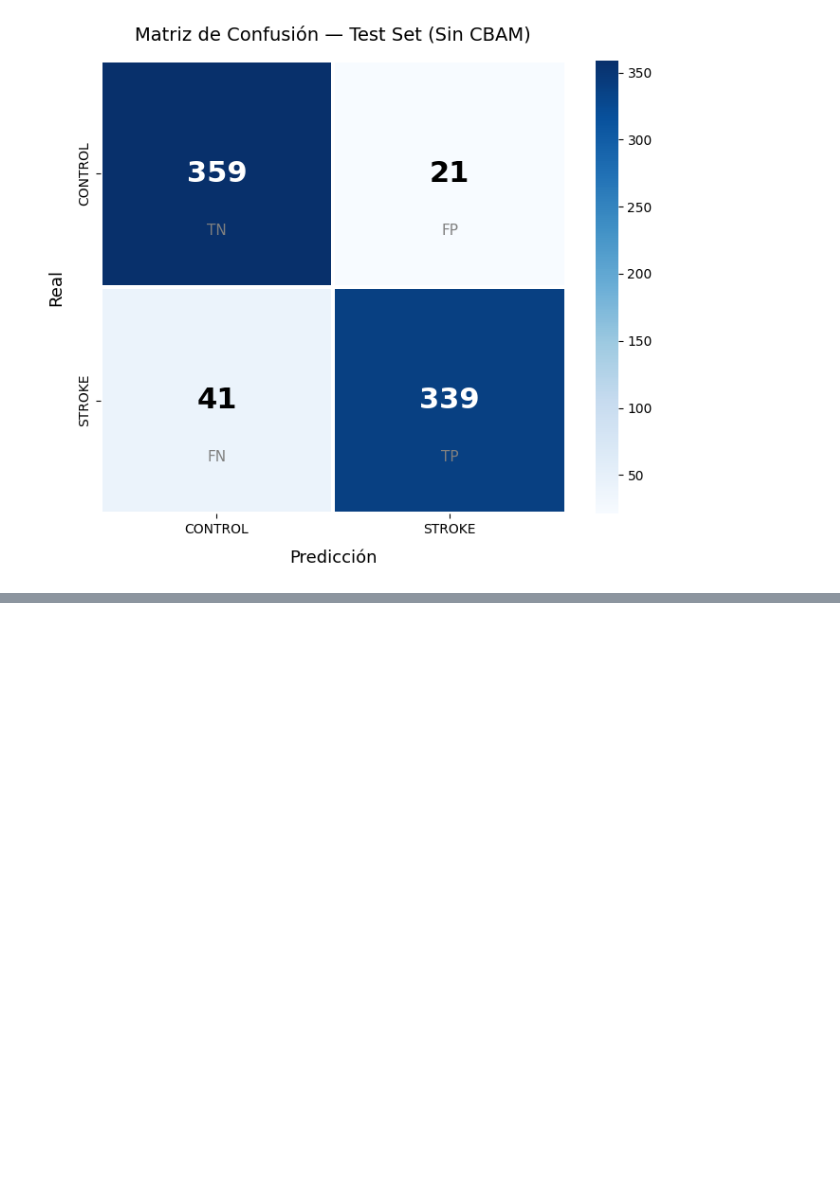
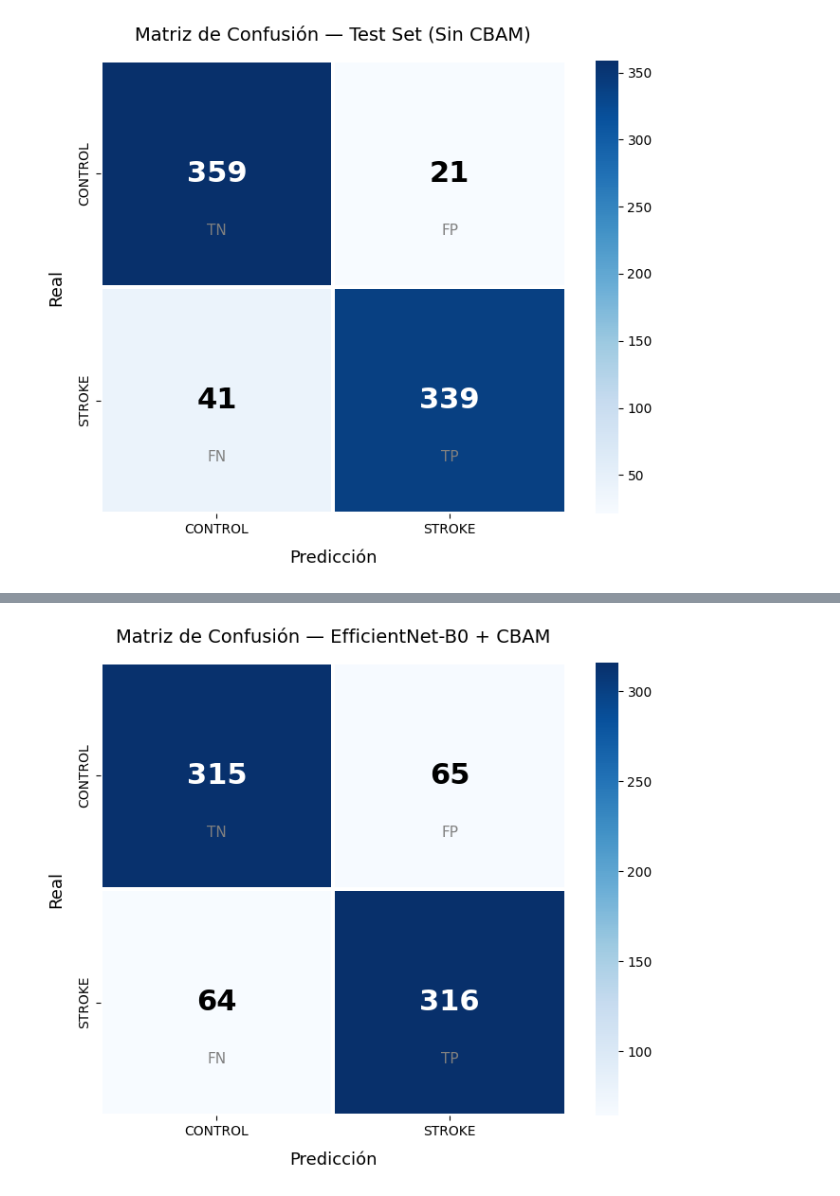
Before and after one commit to JeiGeek/modelo_federado_acv, a Jupyter notebook: procesamiento/procesamiento.ipynb, the cells around one changed output, grey strips where cells are left out. Cells and saved outputs as stored; diff of their text form; code cells hidden in the pictures; blank space fills up the shorter version.

```diff
--- a/procesamiento/procesamiento.ipynb
+++ b/procesamiento/procesamiento.ipynb
@@ -671,0 +866,30 @@ plt.show()
+# %%
+cm = confusion_matrix(todos_labels, todos_preds)
+
+fig, ax = plt.subplots(figsize=(7, 6))
+sns.heatmap(cm, annot=False, fmt="d", cmap="Blues",
+            xticklabels=["CONTROL", "STROKE"],
+            yticklabels=["CONTROL", "STROKE"],
+            linewidths=1.5, linecolor="white", ax=ax)
+
+for i in range(2):
+    for j in range(2):
+        color = "white" if cm[i, j] > cm.max() / 2 else "black"
+        ax.text(j + 0.5, i + 0.5, str(cm[i, j]),
+                ha="center", va="center",
+                fontsize=22, fontweight="bold", color=color)
+
+etiquetas = [["TN", "FP"], ["FN", "TP"]]
+for i in range(2):
+    for j in range(2):
+        ax.text(j + 0.5, i + 0.75, etiquetas[i][j],
+                ha="center", va="center",
+                fontsize=11, color="gray")
+
+ax.set_xlabel("Predicción", fontsize=13, labelpad=10)
+ax.set_ylabel("Real", fontsize=13, labelpad=10)
+ax.set_title("Matriz de Confusión — EfficientNet-B0 + CBAM", fontsize=14, pad=15)
+plt.tight_layout()
+plt.show()
+# %% [output]
+[figure, added]
```
Also changed, not shown: parts of 7 cells of this notebook, 1 other file.
